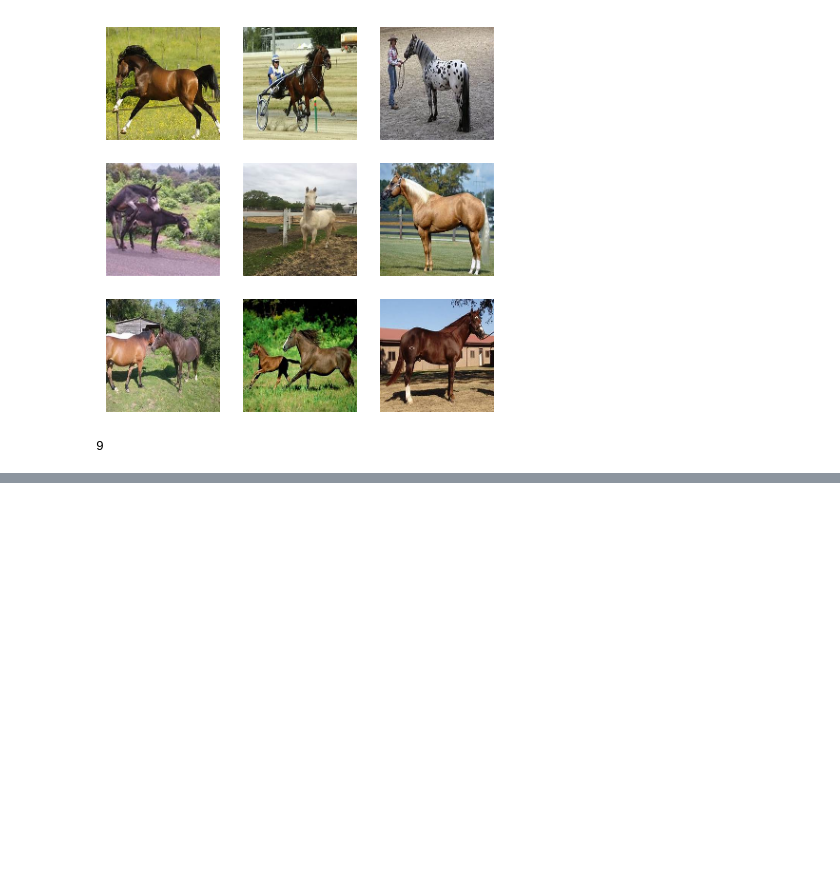
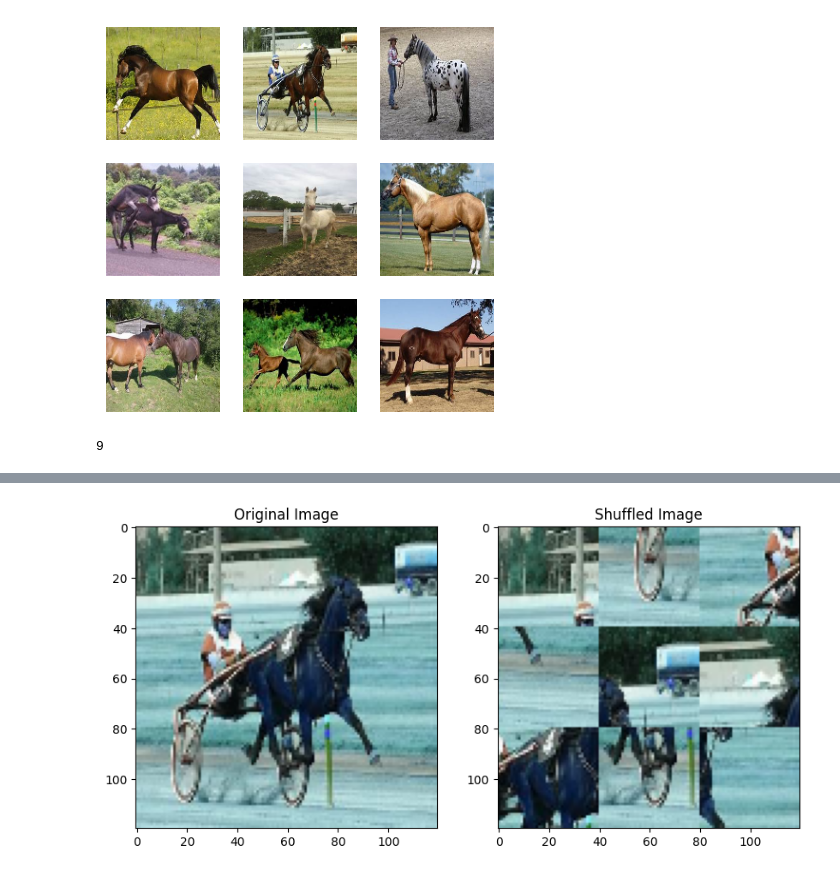
Before and after one commit to gadhvirushiraj/dolphin, a Jupyter notebook: trials/gnn.ipynb, the cells around one changed output, grey strips where cells are left out. Drawn from its saved outputs; the diff is of its cells as text; code cells hidden in the pictures; blank space fills up the shorter version.

```diff
--- a/trials/gnn.ipynb
+++ b/trials/gnn.ipynb
@@ -268,0 +280,22 @@ RuntimeError: [enforce fail at ..\c10\core\impl\alloc_cpu.cpp:72] data. DefaultC
+# %%
+import matplotlib.pyplot as plt
+
+# Example image loading and testing (replace with actual image loading)
+
+# Test divide_image
+parts = divide_image(images[1])
+assert len(parts) == 9  # We expect 9 parts for a 3x3 grid
+
+# Test generate_combinations and stitch_shuffled_image
+combinations, positions = generate_combinations(parts, 1)
+shuffled_image = stitch_shuffled_image(combinations[0])
+
+# Display original and shuffled images
+fig, ax = plt.subplots(1, 2, figsize=(10, 5))
+ax[0].imshow(images[1])
+ax[0].set_title('Original Image')
+ax[1].imshow(shuffled_image)
+ax[1].set_title('Shuffled Image')
+plt.show()
+# %% [output]
+[figure, added]
```
Also changed, not shown: parts of 8 cells of this notebook.
